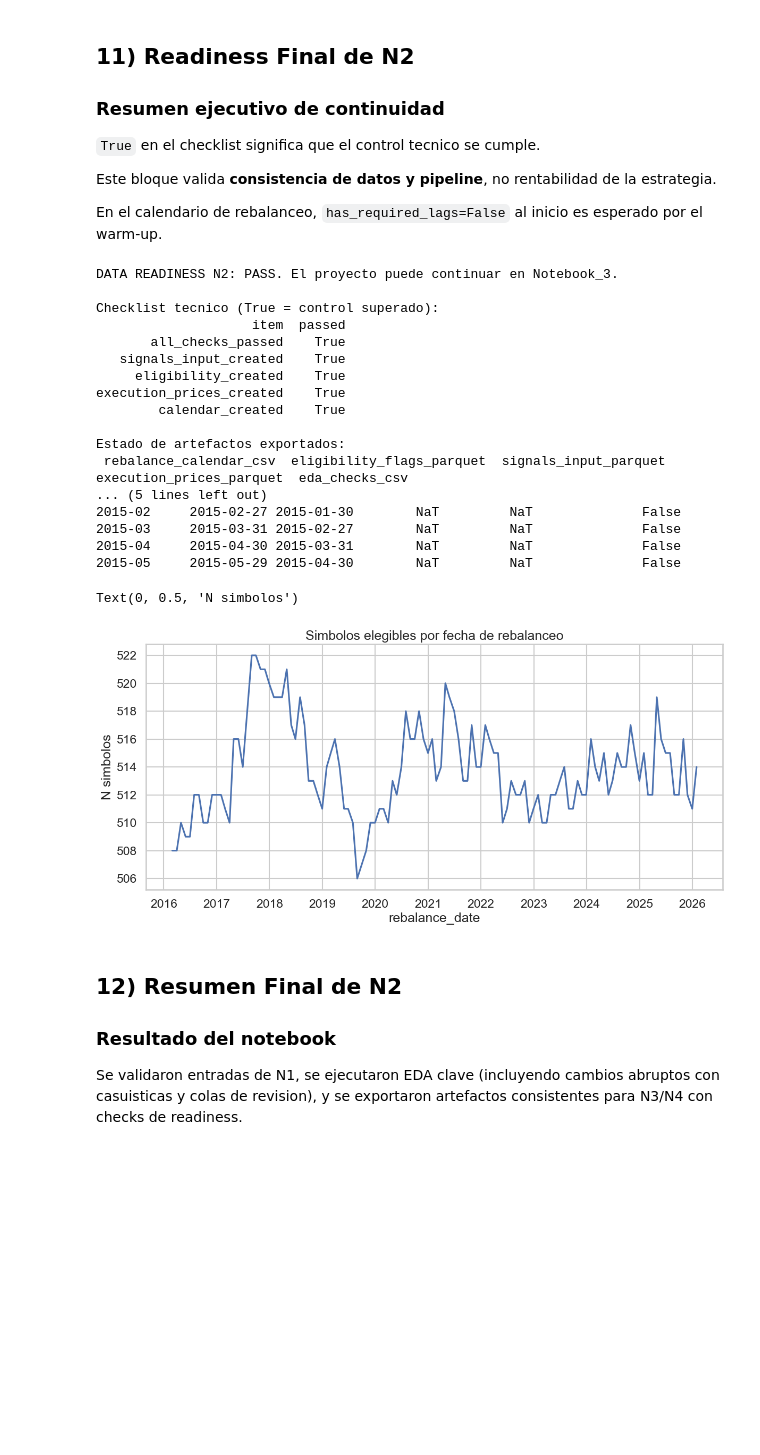
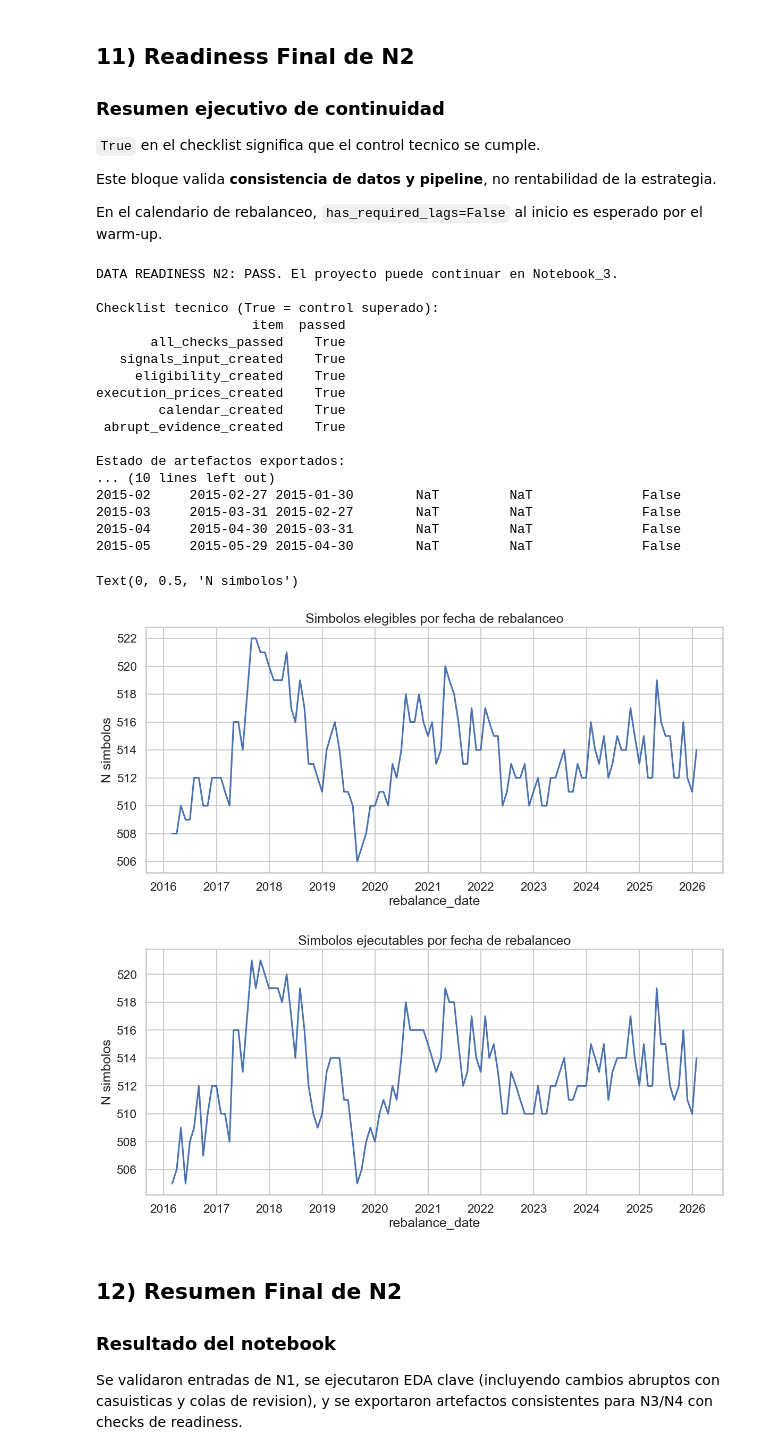
Before and after one commit to DaniPro22/Dise-o-de-Algoritmos-y-Backtesting-Avanzado, a Jupyter notebook: Notebook_2_EDA_y_preparacion.ipynb, the cells around one changed output. Cells and saved outputs as stored; diff of their text form; code cells hidden in the pictures; blank space fills up the shorter version.

```diff
--- a/Notebook_2_EDA_y_preparacion.ipynb
+++ b/Notebook_2_EDA_y_preparacion.ipynb
@@ -37,19 +37,13 @@ OUT_SIGNALS_INPUT = "data/processed/n2_signals_input.parquet"
 OUT_EXECUTION_PRICES = "data/processed/n2_execution_prices.parquet"
 OUT_EDA_CHECKS = "data/processed/n2_eda_checks.csv"
 
-# Artefactos de salida del EDA de cambios abruptos.
+# Artefactos de salida del EDA de cambios abruptos (evidencia documental reproducible).
 OUT_ABRUPT_EVENTS = "data/processed/n2_abrupt_events.csv"
 OUT_ABRUPT_CASES = "data/processed/n2_abrupt_case_distribution.csv"
 OUT_MANUAL_QUEUE = "data/processed/n2_manual_review_queue.csv"
 OUT_ANOMALY_QUEUE = "data/processed/n2_anomaly_review_queue.csv"
 OUT_VALIDATION_SAMPLE = "data/processed/n2_external_validation_sample.csv"
-
-# Artefactos de salida de validacion externa (Yahoo ajustado).
-OUT_SYMBOL_YAHOO_MAP = "data/processed/n2_symbol_yahoo_map.csv"
-OUT_YAHOO_DOWNLOAD_LOG = "data/processed/n2_yahoo_download_log.csv"
-OUT_YAHOO_CACHE = "data/processed/n2_yahoo_adjusted_cache.parquet"
-OUT_YAHOO_VALIDATION_DETAIL = "data/processed/n2_yahoo_validation_detail.csv"
-OUT_YAHOO_VALIDATION_SUMMARY = "data/processed/n2_yahoo_validation_summary.csv"
+OUT_ABRUPT_EVIDENCE_SUMMARY = "data/processed/n2_abrupt_evidence_summary.csv"
 
 # Esquema tecnico minimo del dataset canonico.
 CANONICAL_REQUIRED_COLUMNS = [
@@ -1268,35 +1454,44 @@ print(ready_df.to_string(index=False))
 print("\nEstado de artefactos exportados:")
 print(pd.DataFrame([artifacts_status]).to_string(index=False))
 
+print("\nResumen evidencia eventos extremos:")
+print(abrupt_evidence_summary.to_string(index=False))
+
 # Warm-up esperado: los primeros meses suelen tener has_required_lags=False.
 print("\nMuestra rebalance calendar (warm-up inicial esperado):")
 print(rebalance_calendar.head(5).to_string(index=False))
 
 # Serie de control para validar estabilidad del universo elegible en el tiempo.
 plt.figure(figsize=(14, 6))
 sns.lineplot(data=eligible_by_rebalance, x="rebalance_date", y="eligible_symbols")
 plt.title("Simbolos elegibles por fecha de rebalanceo")
 plt.ylabel("N simbolos")
+
+plt.figure(figsize=(14, 6))
+sns.lineplot(data=execution_by_rebalance, x="rebalance_date", y="execution_symbols")
+plt.title("Simbolos ejecutables por fecha de rebalanceo")
+plt.ylabel("N simbolos")
 # %% [output]
 DATA READINESS N2: PASS. El proyecto puede continuar en Notebook_3.
 
 Checklist tecnico (True = control superado):
                     item  passed
        all_checks_passed    True
    signals_input_created    True
      eligibility_created    True
 execution_prices_created    True
         calendar_created    True
+ abrupt_evidence_created    True
 
 Estado de artefactos exportados:
- rebalance_calendar_csv  eligibility_flags_parquet  signals_input_parquet  execution_prices_parquet  eda_checks_csv
-... (5 lines left out)
+... (10 lines left out)
 2015-02     2015-02-27 2015-01-30        NaT         NaT              False
 2015-03     2015-03-31 2015-02-27        NaT         NaT              False
 2015-04     2015-04-30 2015-03-31        NaT         NaT              False
 2015-05     2015-05-29 2015-04-30        NaT         NaT              False
 Text(0, 0.5, 'N simbolos')
 [figure]
+[figure, added]
 # %% [markdown]
 ## 12) Resumen Final de N2
 ### Resultado del notebook
```
Also changed, not shown: parts of 6 cells of this notebook, 1 other file.
